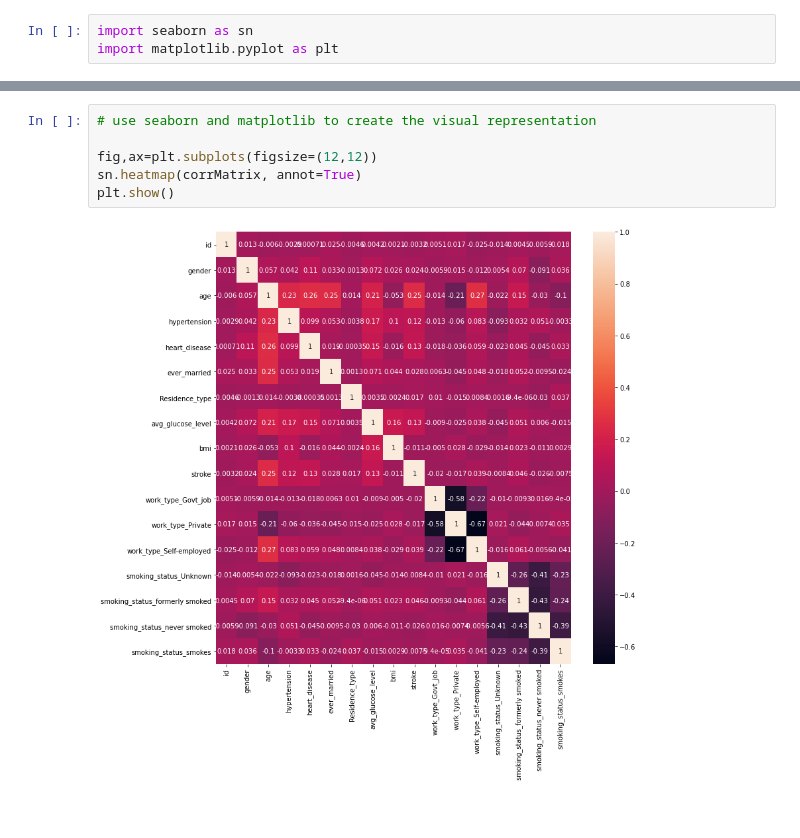
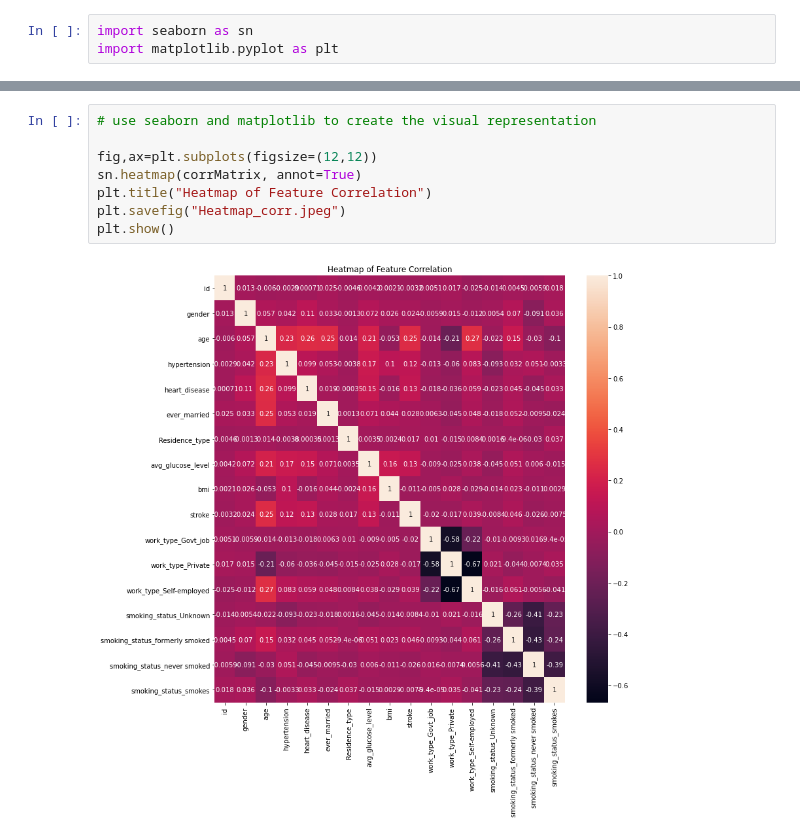
Before and after one commit to britt-emm/CGGroupProject, a Jupyter notebook: Final_Project/Stroke_Preprocessing.ipynb, the cells around one changed output, grey strips where cells are left out. Drawn from its saved outputs; the diff is of its cells as text.

```diff
--- a/Final_Project/Stroke_Preprocessing.ipynb
+++ b/Final_Project/Stroke_Preprocessing.ipynb
@@ -421,11 +385,13 @@ smoking_status_smokes                        1.000000
 # %%
 # use seaborn and matplotlib to create the visual representation
 
 fig,ax=plt.subplots(figsize=(12,12))
 sn.heatmap(corrMatrix, annot=True)
+plt.title("Heatmap of Feature Correlation")
+plt.savefig("Heatmap_corr.jpeg")
 plt.show()
 # %% [output]
-[figure, old version]
+[figure, new version]
 # %%
 from sklearn.linear_model import Lasso
 X = norm_stroke_df.drop(['id', 'stroke'], axis=1)
```
Also changed, not shown: parts of 17 cells of this notebook, 9 other files.
